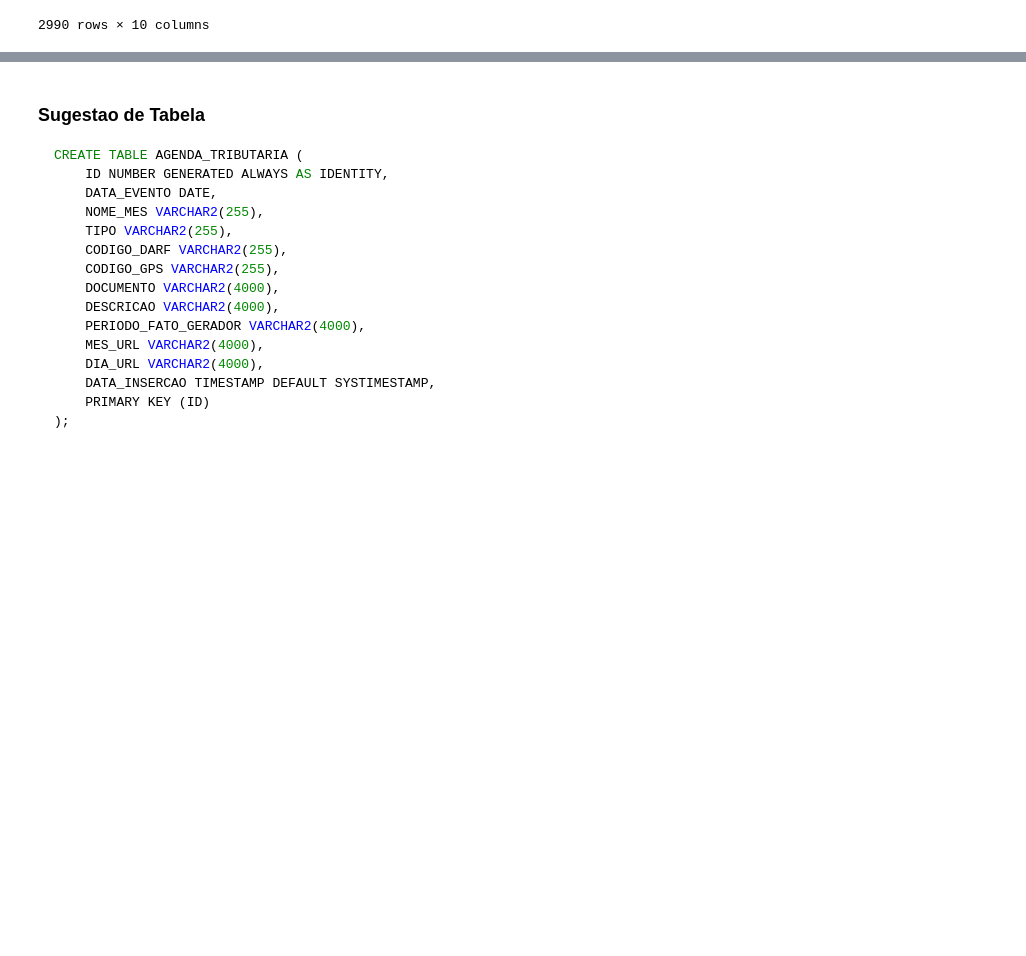
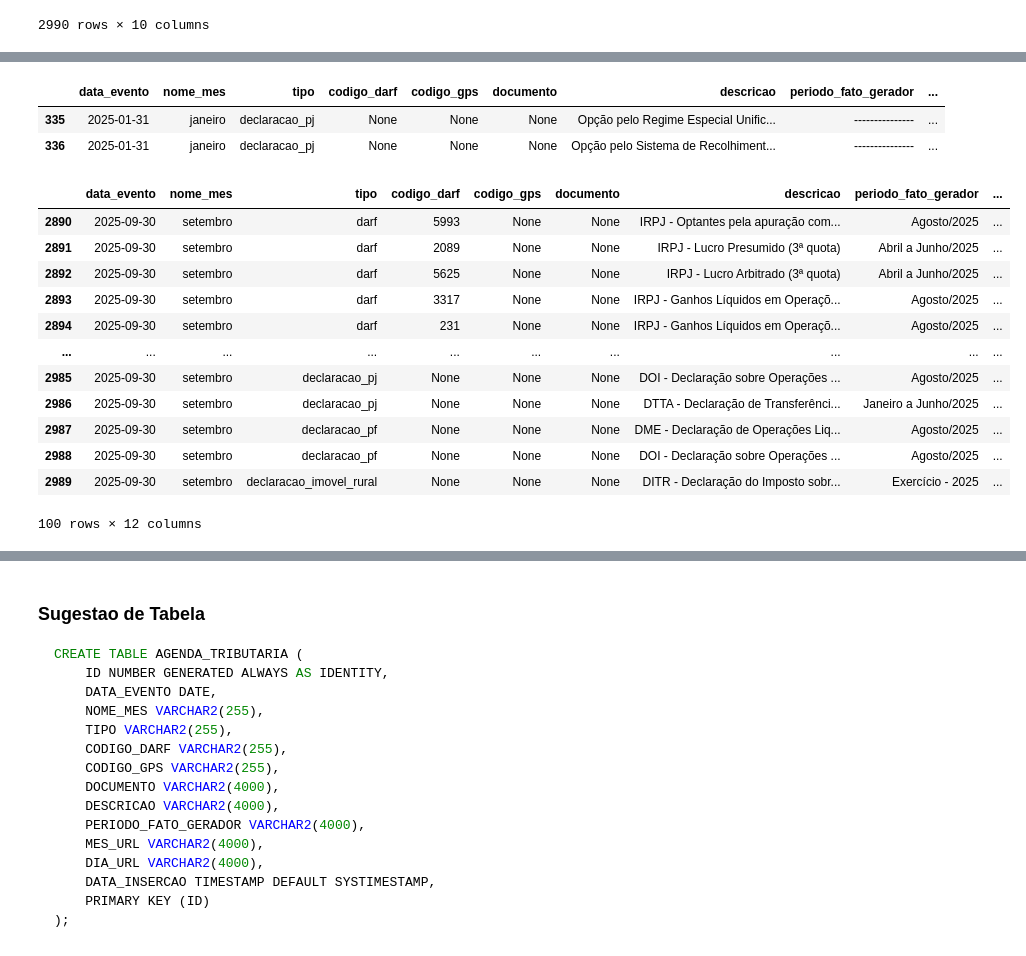
Before and after one commit to silvaBreno/alura-engenharia-dados, a Jupyter notebook: pipeline-agenda-tributaria/notebooks/exploracao_dados.ipynb, the cells around one changed output, grey strips where cells are left out. Cells and saved outputs as stored; diff of their text form; code cells hidden in the pictures; blank space fills up the shorter version.

```diff
--- a/pipeline-agenda-tributaria/notebooks/exploracao_dados.ipynb
+++ b/pipeline-agenda-tributaria/notebooks/exploracao_dados.ipynb
@@ -502,0 +982,22 @@ df
+# %%
+df[df['periodo_fato_gerador'] == '---------------']
+# %% [output]
+|  | data_evento | nome_mes | tipo | codigo_darf | codigo_gps | documento | descricao | periodo_fato_gerador | ... |
+| 335 | 2025-01-31 | janeiro | declaracao_pj | None | None | None | Opção pelo Regime Especial Unific... | --------------- | ... |
+| 336 | 2025-01-31 | janeiro | declaracao_pj | None | None | None | Opção pelo Sistema de Recolhiment... | --------------- | ... |
+# %%
+df.tail(100)
+# %% [output]
+|  | data_evento | nome_mes | tipo | codigo_darf | codigo_gps | documento | descricao | periodo_fato_gerador | ... |
+| 2890 | 2025-09-30 | setembro | darf | 5993 | None | None | IRPJ - Optantes pela apuração com... | Agosto/2025 | ... |
+| 2891 | 2025-09-30 | setembro | darf | 2089 | None | None | IRPJ - Lucro Presumido (3ª quota) | Abril a Junho/2025 | ... |
+| 2892 | 2025-09-30 | setembro | darf | 5625 | None | None | IRPJ - Lucro Arbitrado (3ª quota) | Abril a Junho/2025 | ... |
+| 2893 | 2025-09-30 | setembro | darf | 3317 | None | None | IRPJ - Ganhos Líquidos em Operaçõ... | Agosto/2025 | ... |
+| 2894 | 2025-09-30 | setembro | darf | 231 | None | None | IRPJ - Ganhos Líquidos em Operaçõ... | Agosto/2025 | ... |
+| ... | ... | ... | ... | ... | ... | ... | ... | ... | ... |
+| 2985 | 2025-09-30 | setembro | declaracao_pj | None | None | None | DOI - Declaração sobre Operações ... | Agosto/2025 | ... |
+| 2986 | 2025-09-30 | setembro | declaracao_pj | None | None | None | DTTA - Declaração de Transferênci... | Janeiro a Junho/2025 | ... |
+| 2987 | 2025-09-30 | setembro | declaracao_pf | None | None | None | DME - Declaração de Operações Liq... | Agosto/2025 | ... |
+| 2988 | 2025-09-30 | setembro | declaracao_pf | None | None | None | DOI - Declaração sobre Operações ... | Agosto/2025 | ... |
+| 2989 | 2025-09-30 | setembro | declaracao_imovel_rural | None | None | None | DITR - Declaração do Imposto sobr... | Exercício - 2025 | ... |
+100 rows × 12 columns
```
Also changed, not shown: parts of 26 cells of this notebook, 1 other file.
